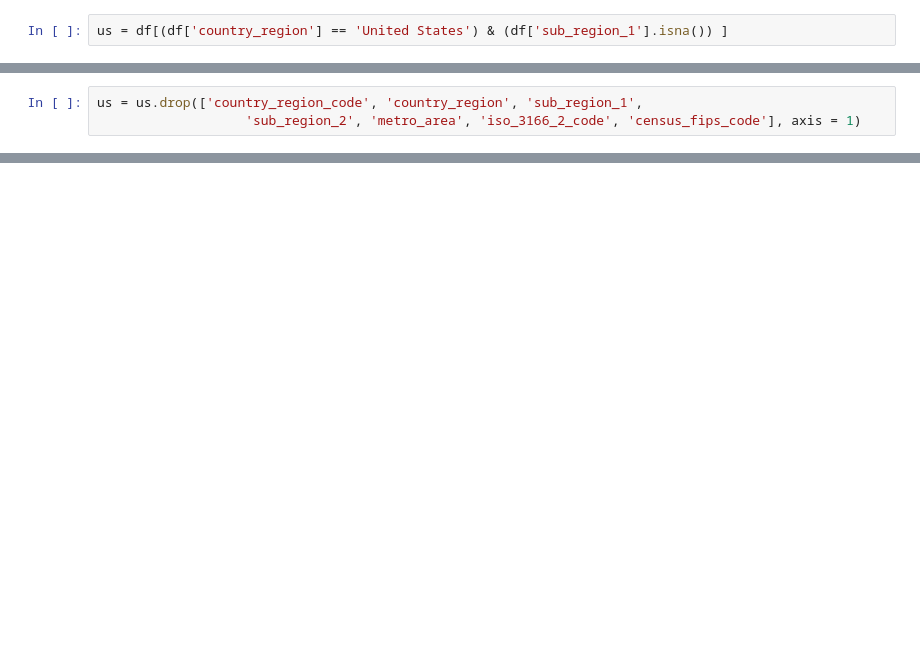
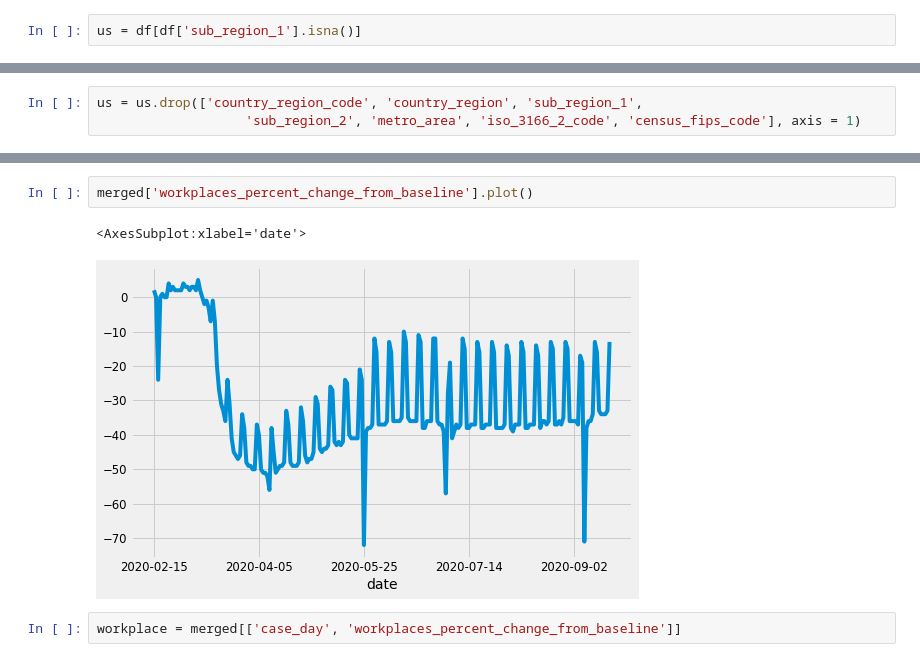
Before and after one commit to jagan-singh/covid-forecasting, a Jupyter notebook: google_data.ipynb, the cells around one changed output, grey strips where cells are left out. Cells and saved outputs as stored; diff of their text form; blank space fills up the shorter version.

```diff
--- a/google_data.ipynb
+++ b/google_data.ipynb
@@ -14,3 +18,3 @@ df.head()
 # %%
-us = df[(df['country_region'] == 'United States') & (df['sub_region_1'].isna()) ]
+us = df[df['sub_region_1'].isna()]
 # %%
@@ -55 +72,8 @@ us.head()
+# %%
+merged['workplaces_percent_change_from_baseline'].plot()
+# %% [output]
+<AxesSubplot:xlabel='date'>
+[figure, added]
+# %%
+workplace = merged[['case_day', 'workplaces_percent_change_from_baseline']]
 # %%
```
Also changed, not shown: parts of 15 cells of this notebook, 1 other file.
